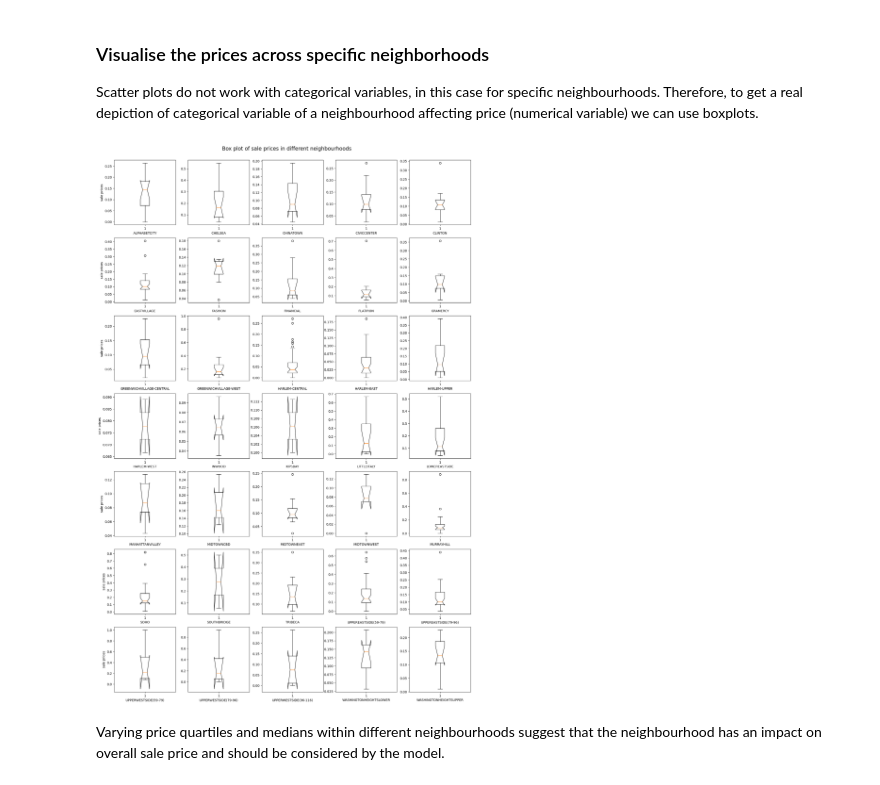
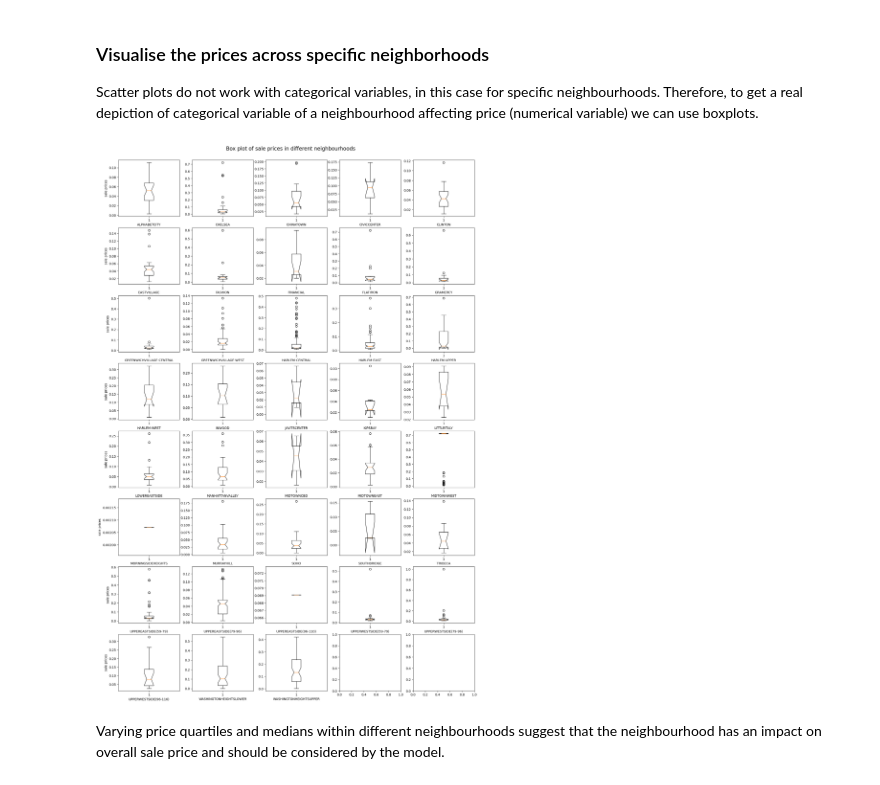
Before and after one commit to iNafey/house-price-predictor, a Jupyter notebook: main.ipynb, the cells around one changed output. Cells and saved outputs as stored; diff of their text form; code cells hidden in the pictures.

```diff
--- a/main.ipynb
+++ b/main.ipynb
@@ -126,8 +132,14 @@ size after: (25790, 18)
 # %% [markdown]
 ## Drop Rows with NaN
 # %%
+og_data = pd.DataFrame(data=data)
+
 print("size before:", data.shape)
-data.dropna(inplace = True)
+
+
+# This code does agressive cleaning and leaves us with only 400 rows: data['SALE PRICE'].dropna(inplace = True)
+# Since units can be 0, we only drop rows in other numerical columns which are null
+data = data.dropna(subset=['SALE PRICE', 'LAND SQUARE FEET', 'GROSS SQUARE FEET'])
 print("size after:", data.shape)
 # %% [output]
 size before: (25790, 18)
@@ -200,15 +236,16 @@ This means all of the columns in the table above should have a check to remove o
 # %%
-def identify_outlier(df):
+def identify_outlier(df, features):
     temp = np.zeros(df.shape[0])
-    desc = data.describe()
-    for i in ["COMMERCIAL UNITS","LAND SQUARE FEET","GROSS SQUARE FEET","RESIDENTIAL UNITS","SALE PRICE", "TOTAL UNITS"]:
+    desc = df.describe()
+    for i in features:
+        iqr = desc[i]["75%"] - desc[i]["25%"]
         for j, x in enumerate(df[i]):
-            if x < desc[i]["mean"] - 2*desc[i]["std"] or x > desc[i]["mean"] + 2*desc[i]["std"]:
+            if x < (desc[i]["25%"] - 1.5*(iqr)) or x > (desc[i]["75%"] + 1.5*(iqr)):
                 temp[j] = 1
     df['outlier'] = temp
     return df
 
-data = identify_outlier(data)
+data = identify_outlier(data, ["LAND SQUARE FEET","GROSS SQUARE FEET","SALE PRICE"])
 print("number of outliers identified:", data['outlier'].sum())
 data = data[data.outlier == 0]
 data.drop('outlier', axis = 1, inplace = True)
@@ -240,14 +287,15 @@ data.describe()
 # %%
-def normalise(df):
-    columns = ["COMMERCIAL UNITS","LAND SQUARE FEET","GROSS SQUARE FEET","RESIDENTIAL UNITS","SALE PRICE", "TOTAL UNITS", "lnprice"]
+def normalise(df, columns):
+    #columns = ["COMMERCIAL UNITS","LAND SQUARE FEET","GROSS SQUARE FEET","RESIDENTIAL UNITS","SALE PRICE", "TOTAL UNITS", "lnprice"]
     desc = df.describe()
     for i in columns:
+        print("Normalising column: "+i)
         temp = np.zeros(df.shape[0])
-        for j, x in enumerate(data[i]):
+        for j, x in enumerate(df[i]):
             temp[j] = (x-desc[i]["min"])/(desc[i]["max"]-desc[i]["min"])
-        data[i] = temp
+        df[i] = temp
     return df
 # %%
-data = normalise(data)
+data = normalise(data, ["COMMERCIAL UNITS","LAND SQUARE FEET","GROSS SQUARE FEET","RESIDENTIAL UNITS","SALE PRICE", "TOTAL UNITS", "lnprice"])
 data.describe()
 # %% [output]
@@ -272,42 +327,33 @@ Scatter plots do not work with categorical variables, in this case for specific
 # %%
 '''
 First explore typical prices across different specific neighbourhoods.
 '''
 
 def price_neigh(df):
     unique_neigh = df["NEIGHBORHOOD"].unique()
-    fig, axs = plt.subplots(7, 5,figsize=(20, 30), gridspec_kw={'width_ratios': [4, 4, 4, 4, 4],'height_ratios': [6, 6, 6, 6, 6, 6, 6]})
+    fig, axs = plt.subplots(8, 5,figsize=(20, 30), gridspec_kw={'width_ratios': [2, 2, 2, 2, 2],'height_ratios': [8, 8, 8, 8, 8, 8, 8, 8]})
     fig.suptitle('Box plot of sale prices in different neighbourhoods', fontsize=16, y=0.9)
     subr=0
     subc=0
     for un in range(0,len(unique_neigh)):
         dfN = df.loc[df["NEIGHBORHOOD"]==unique_neigh[un]]
         #df.loc[df["NEIGHBORHOOD"]==unique_neigh[un]].boxplot("lnprice","NEIGHBORHOOD", ax)
-        axs[subr,subc].boxplot(dfN["SALE PRICE"], "NEIGHBORHOOD")
+        axs[subr,subc].boxplot(dfN["GROSS SQUARE FEET"], "NEIGHBORHOOD")
         #axs[subr,subc].set_title("Box plot of sale prices in {}".format(unique_neigh[un]))
         if subc == 0:
             axs[subr,subc].set_ylabel("sale prices")
         axs[subr,subc].set_xlabel(unique_neigh[un])
         axs[subr,subc].set_aspect('auto')
         if subc==4:
             subc=0
             subr+=1
         else:
             subc+=1
     plt.show()
 
-    #########-----WHOLE VIEW----###########
-    #fig = plt.figure(figsize=(40,12))
-    #ax = fig.gca()
-    #df.boxplot("lnprice","NEIGHBORHOOD", ax)
-    #ax.set_title("Box plot of sale prices in each neighborhood")
-    #ax.set_ylabel("sale prices")
-    #plt.xticks(rotation=30, ha="right", rotation_mode='anchor')
-    #plt.show()
-
 price_neigh(data)
 # %% [output]
-[figure, old version]
+[figure, new version]
 # %% [markdown]
 Varying price quartiles and medians within different neighbourhoods suggest that the neighbourhood has an impact on overall sale price and should be considered by the model.
 # %% [markdown]
```
Also changed, not shown: parts of 88 cells of this notebook.
